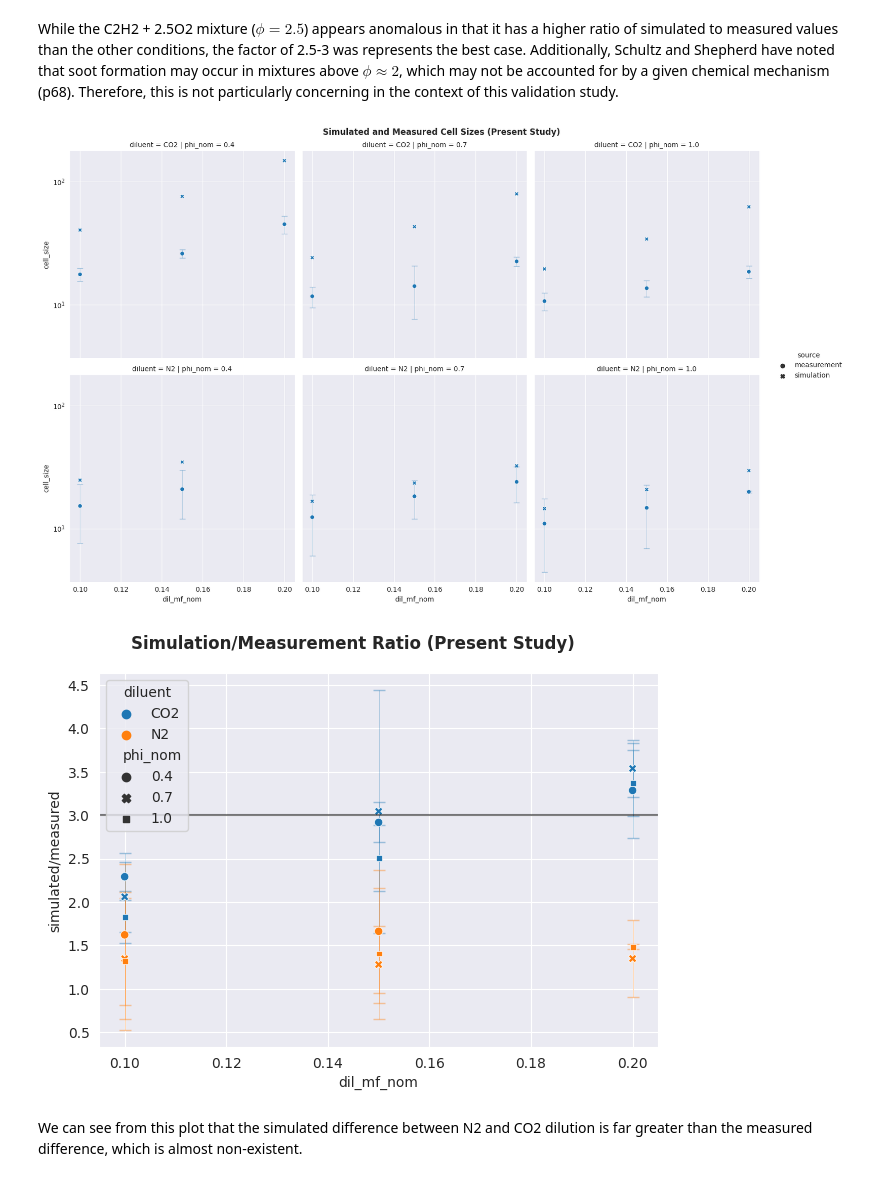
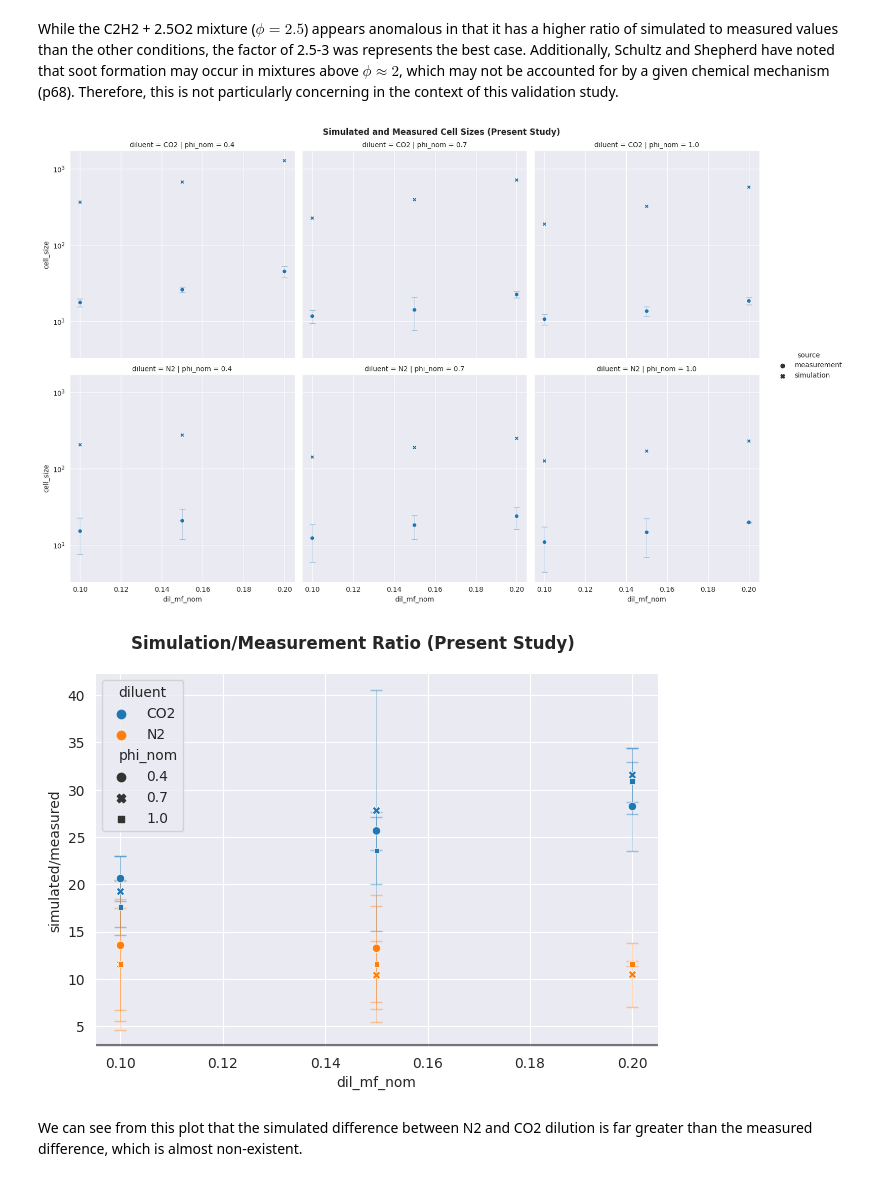
Before and after one commit to scramjetFoam/DetResearch, a Jupyter notebook: scripts/simulation_measurement_comparison/validation/westbrook/Simulation Validation.ipynb, the cells around one changed output. Cells and saved outputs as stored; diff of their text form; code cells hidden in the pictures.

Commit message:
Add updated Westbrook simulation

```diff
--- a/scripts/simulation_measurement_comparison/validation/westbrook/Simulation Validation.ipynb
+++ b/scripts/simulation_measurement_comparison/validation/westbrook/Simulation Validation.ipynb
@@ -67,7 +67,7 @@ grid.tight_layout();
 # %% [markdown]
 While the C2H2 + 2.5O2 mixture ($\phi = 2.5$) appears anomalous in that it has a higher ratio of simulated to measured values than the other conditions, the factor of 2.5-3 was represents the best case. Additionally, Schultz and Shepherd have noted that soot formation may occur in mixtures above $\phi \approx 2$, which may not be accounted for by a given chemical mechanism (p68). Therefore, this is not particularly concerning in the context of this validation study.
 # %%
-df_mine = cmp.load_my_data()
+df_mine = cmp.load_my_data(data_file="simulated_and_measured_2024_03_02.h5", column="cell_size_westbrook_2")
 
 # group by diluent
 co2_diluted_data = df_mine[(df_mine["diluent"] == "CO2")].set_index(
@@ -156,35 +156,35 @@ for row, diluent in enumerate(("CO2", "N2")):
 # todo: add uncertainties
 grid.set(xscale="linear", yscale="log")
 grid.fig.suptitle("Simulated and Measured Cell Sizes (Present Study)", weight="bold")
 grid.tight_layout()
 
 fig = plt.figure()
 sns.scatterplot(
     x="dil_mf_nom",
     y="simulated/measured",
     style="phi_nom",
     hue="diluent",
     data=sim_measured_ratios,
     zorder=2,
 )
 fig.axes[0].errorbar(
     y="simulated/measured",
     yerr="u_simulated/measured",
     **uncert_plot_args,
     data=sim_measured_ratios[sim_measured_ratios["diluent"] == "CO2"],
 )
 fig.axes[0].errorbar(
     y="simulated/measured",
     yerr="u_simulated/measured",
     **uncert_plot_args,
     data=sim_measured_ratios[sim_measured_ratios["diluent"] == "N2"],
 )
 fig.axes[0].axhline(3, c="k", alpha=0.5)
 fig.suptitle("Simulation/Measurement Ratio (Present Study)", weight="bold")
 fig.tight_layout();
 # %% [output]
-[figure, old version]
+[figure, new version]
-[figure, old version]
+[figure, new version]
 # %% [markdown]
 We can see from this plot that the simulated difference between N2 and CO2 dilution is far greater than the measured difference, which is almost non-existent.
 # %%
```
Also changed, not shown: parts of 1 cell of this notebook, 6 other files.
